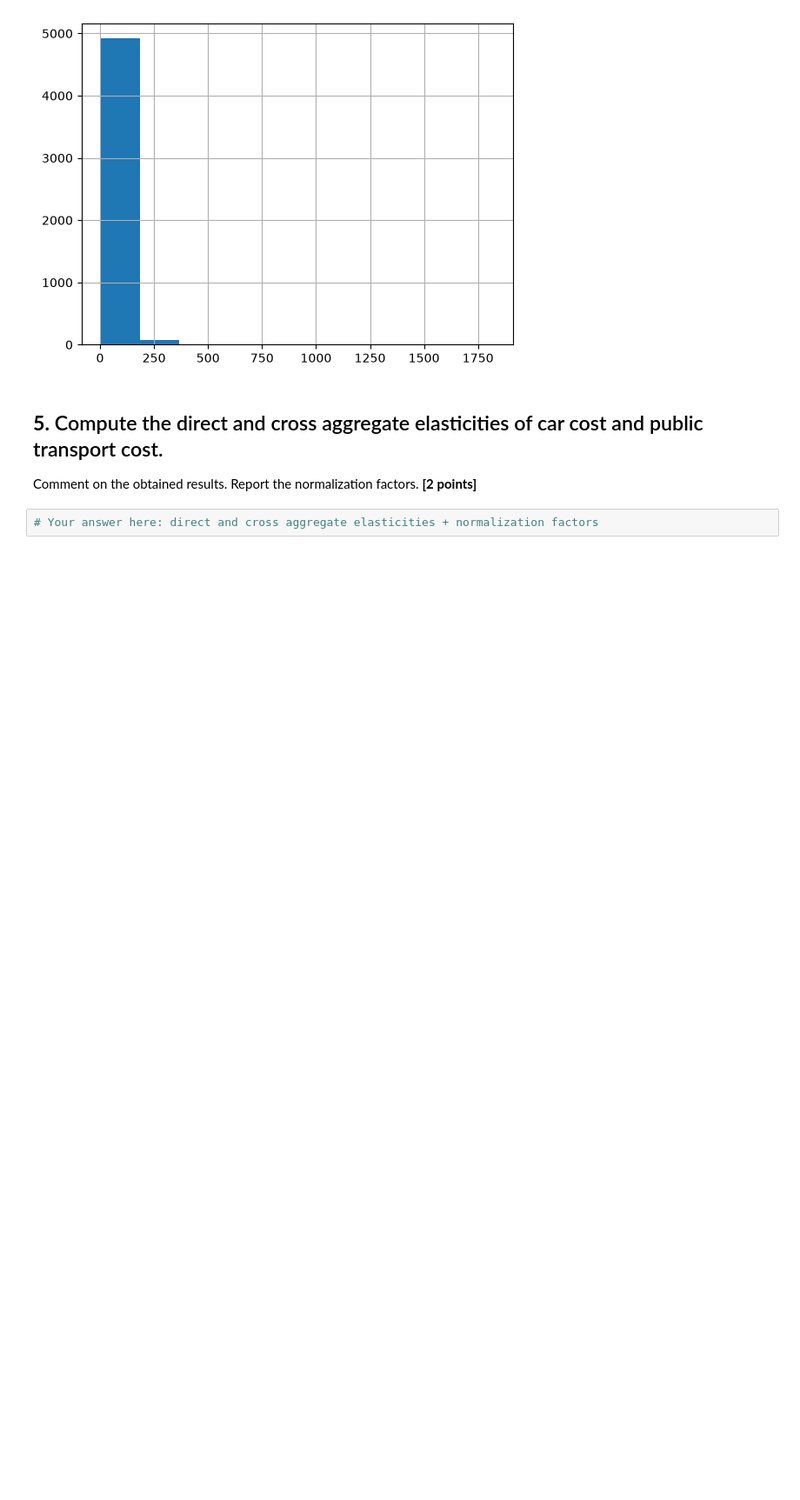
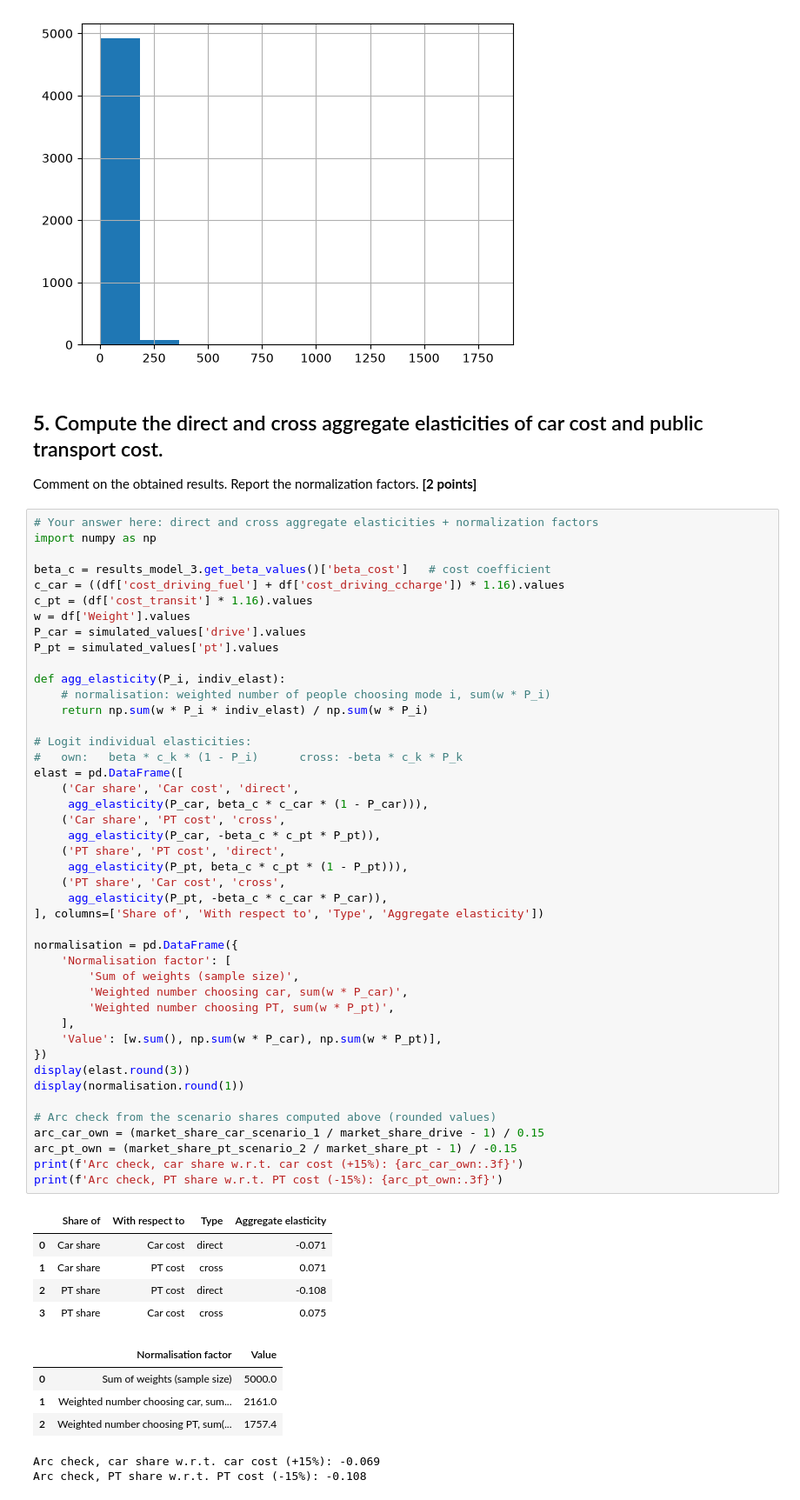
Before and after one commit to chloeruiz0300/Assignment, a Jupyter notebook: Market Shares and Forecasting.ipynb, the cells around one changed output. Shown at 87% size. Drawn from its saved outputs; the diff is of its cells as text; blank space fills up the shorter version.

```diff
--- a/Market Shares and Forecasting.ipynb
+++ b/Market Shares and Forecasting.ipynb
@@ -1106,3 +1144,57 @@ l = sim['VOT_pt'].hist()
 Comment on the obtained results. Report the normalization factors. **[2 points]**
 # %%
 # Your answer here: direct and cross aggregate elasticities + normalization factors
+import numpy as np
+
+beta_c = results_model_3.get_beta_values()['beta_cost']   # cost coefficient
+c_car = ((df['cost_driving_fuel'] + df['cost_driving_ccharge']) * 1.16).values
+c_pt = (df['cost_transit'] * 1.16).values
+w = df['Weight'].values
+P_car = simulated_values['drive'].values
+P_pt = simulated_values['pt'].values
+
+def agg_elasticity(P_i, indiv_elast):
+    # normalisation: weighted number of people choosing mode i, sum(w * P_i)
+    return np.sum(w * P_i * indiv_elast) / np.sum(w * P_i)
+
+# Logit individual elasticities:
+#   own:   beta * c_k * (1 - P_i)      cross: -beta * c_k * P_k
+elast = pd.DataFrame([
+    ('Car share', 'Car cost', 'direct',
+     agg_elasticity(P_car, beta_c * c_car * (1 - P_car))),
+    ('Car share', 'PT cost', 'cross',
+     agg_elasticity(P_car, -beta_c * c_pt * P_pt)),
+    ('PT share', 'PT cost', 'direct',
+     agg_elasticity(P_pt, beta_c * c_pt * (1 - P_pt))),
+    ('PT share', 'Car cost', 'cross',
+     agg_elasticity(P_pt, -beta_c * c_car * P_car)),
+], columns=['Share of', 'With respect to', 'Type', 'Aggregate elasticity'])
+
+normalisation = pd.DataFrame({
+    'Normalisation factor': [
+        'Sum of weights (sample size)',
+        'Weighted number choosing car, sum(w * P_car)',
+        'Weighted number choosing PT, sum(w * P_pt)',
+    ],
+    'Value': [w.sum(), np.sum(w * P_car), np.sum(w * P_pt)],
+})
+display(elast.round(3))
+display(normalisation.round(1))
+
+# Arc check from the scenario shares computed above (rounded values)
+arc_car_own = (market_share_car_scenario_1 / market_share_drive - 1) / 0.15
+arc_pt_own = (market_share_pt_scenario_2 / market_share_pt - 1) / -0.15
+print(f'Arc check, car share w.r.t. car cost (+15%): {arc_car_own:.3f}')
+print(f'Arc check, PT share w.r.t. PT cost (-15%): {arc_pt_own:.3f}')
+# %% [output]
+|  | Share of | With respect to | Type | Aggregate elasticity |
+| 0 | Car share | Car cost | direct | -0.071 |
+| 1 | Car share | PT cost | cross | 0.071 |
+| 2 | PT share | PT cost | direct | -0.108 |
+| 3 | PT share | Car cost | cross | 0.075 |
+|  | Normalisation factor | Value |
+| 0 | Sum of weights (sample size) | 5000.0 |
+| 1 | Weighted number choosing car, sum... | 2161.0 |
+| 2 | Weighted number choosing PT, sum(... | 1757.4 |
+Arc check, car share w.r.t. car cost (+15%): -0.069
+Arc check, PT share w.r.t. PT cost (-15%): -0.108
```
Also changed, not shown: parts of 3 cells of this notebook.
